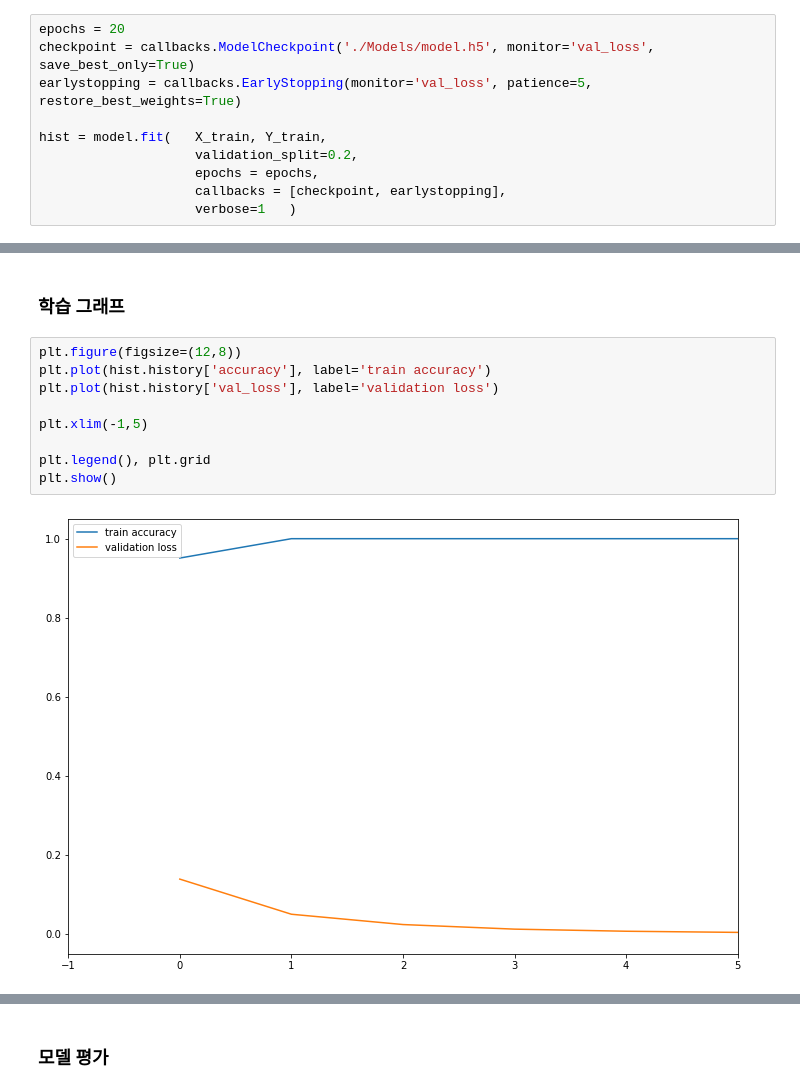
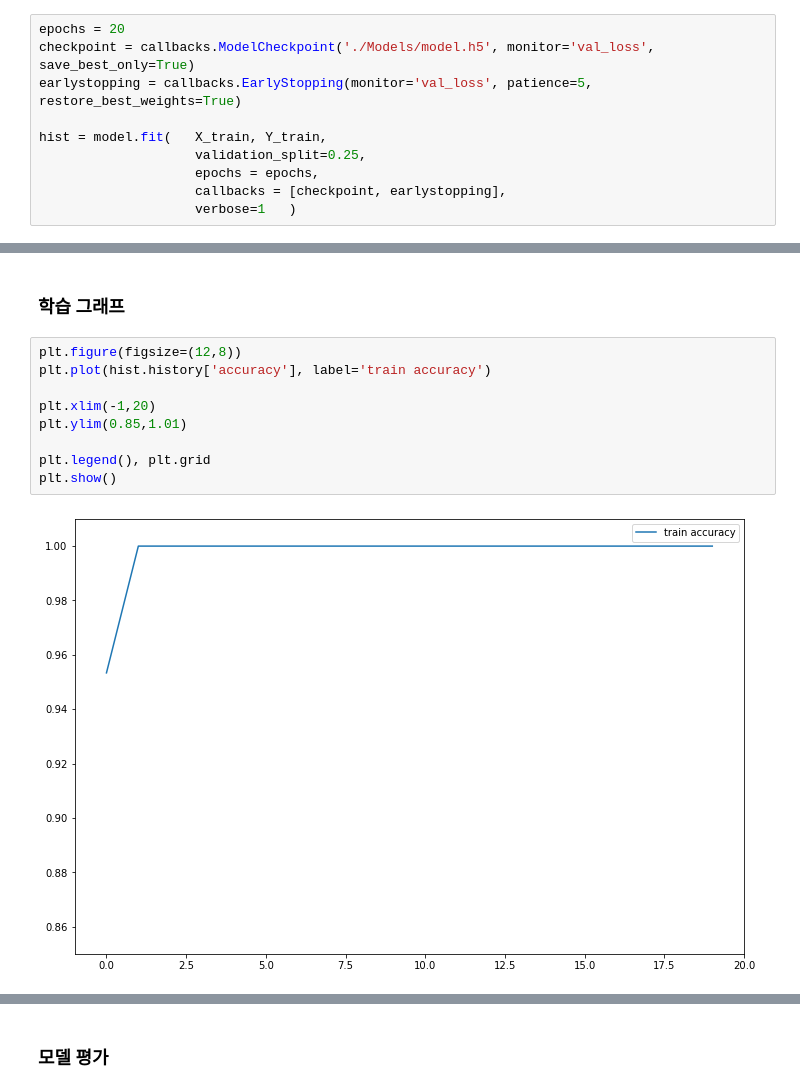
Before and after one commit to tmfmfmr0/2022-HandTracking_GestureRecognition, a Jupyter notebook: 02 Preprocessing, DL.ipynb, the cells around one changed output, grey strips where cells are left out. Cells and saved outputs as stored; diff of their text form.

```diff
--- a/02 Preprocessing, DL.ipynb
+++ b/02 Preprocessing, DL.ipynb
@@ -148,7 +166,7 @@ checkpoint = callbacks.ModelCheckpoint('./Models/model.h5', monitor='val_loss',
 earlystopping = callbacks.EarlyStopping(monitor='val_loss', patience=5, restore_best_weights=True)
 
 hist = model.fit(   X_train, Y_train,
-                    validation_split=0.2,
+                    validation_split=0.25,
                     epochs = epochs,
                     callbacks = [checkpoint, earlystopping],
                     verbose=1   )
@@ -179,11 +197,11 @@ score = model.evaluate(X_test, Y_test)
 # %%
 plt.figure(figsize=(12,8))
 plt.plot(hist.history['accuracy'], label='train accuracy')
-plt.plot(hist.history['val_loss'], label='validation loss')
 
-plt.xlim(-1,5)
+plt.xlim(-1,20)
+plt.ylim(0.85,1.01)
 
 plt.legend(), plt.grid
 plt.show()
 # %% [output]
-[figure, old version]
+[figure, new version]
```
Also changed, not shown: parts of 6 cells of this notebook, 1 other file.
